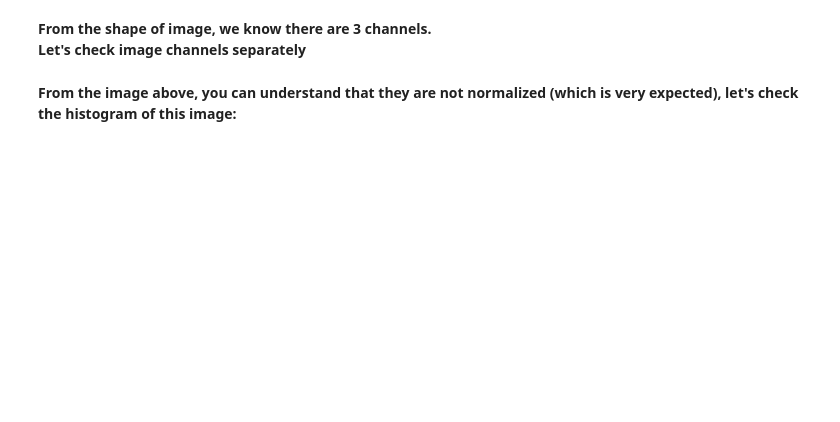
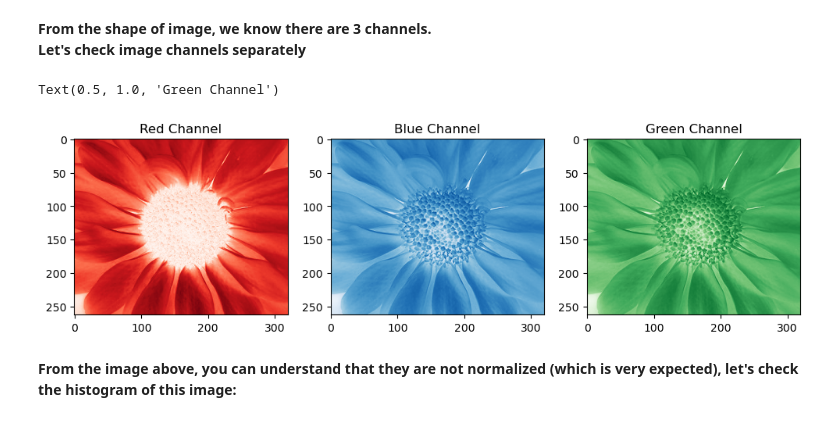
Before and after one commit to tunayildizuzh/MachineLearningforSciences, a Jupyter notebook: Labs/Lab7.ipynb, the cells around one changed output. Cells and saved outputs as stored; diff of their text form; code cells hidden in the pictures; blank space fills up the shorter version.

```diff
--- a/Labs/Lab7.ipynb
+++ b/Labs/Lab7.ipynb
@@ -53,10 +54,10 @@ device= torch.device('cuda:0' if torch.cuda.is_available() else 'cpu')
 **Let's take a quick look at the data. :)**
 # %%
 # set the path to dataset folder
-path = 'flowers'
+path = r'C:\Users\tunay\OneDrive\Desktop\github_repos\MachineLearningforSciences\Datasets\flowers'
 
 # pick one kind of flower as example
-example = 'flowers/daisy'
+example = r'C:\Users\tunay\OneDrive\Desktop\github_repos\MachineLearningforSciences\Datasets\flowers\daisy'
 # %%
 # show example image
 img = mpimg.imread(example + '/100080576_f52e8ee070_n.jpg')
@@ -68,7 +73,24 @@ Let's check image channels separately**
 # %%
 # [0.5 point] for this code block
 # TODO: check 3 channels visually and separately
+red_channel = img[:,:,2]
+blue_channel = img[:,:,1]
+green_channel = img[:,:,0]
+
+fig,axes = plt.subplots(1,3,figsize=(12,4))
+
+axes[0].imshow(red_channel,cmap='Reds')
+axes[0].set_title('Red Channel')
+
+axes[1].imshow(blue_channel,cmap='Blues')
+axes[1].set_title('Blue Channel')
+
+axes[2].imshow(green_channel,cmap='Greens')
+axes[2].set_title('Green Channel')
 ###
+# %% [output]
+Text(0.5, 1.0, 'Green Channel')
+[figure, added]
 # %% [markdown]
 **From the image above, you can understand that they are not normalized (which is very expected), let's check the histogram of this image:**
 # %%
```
Also changed, not shown: parts of 14 cells of this notebook, 1 other file.
